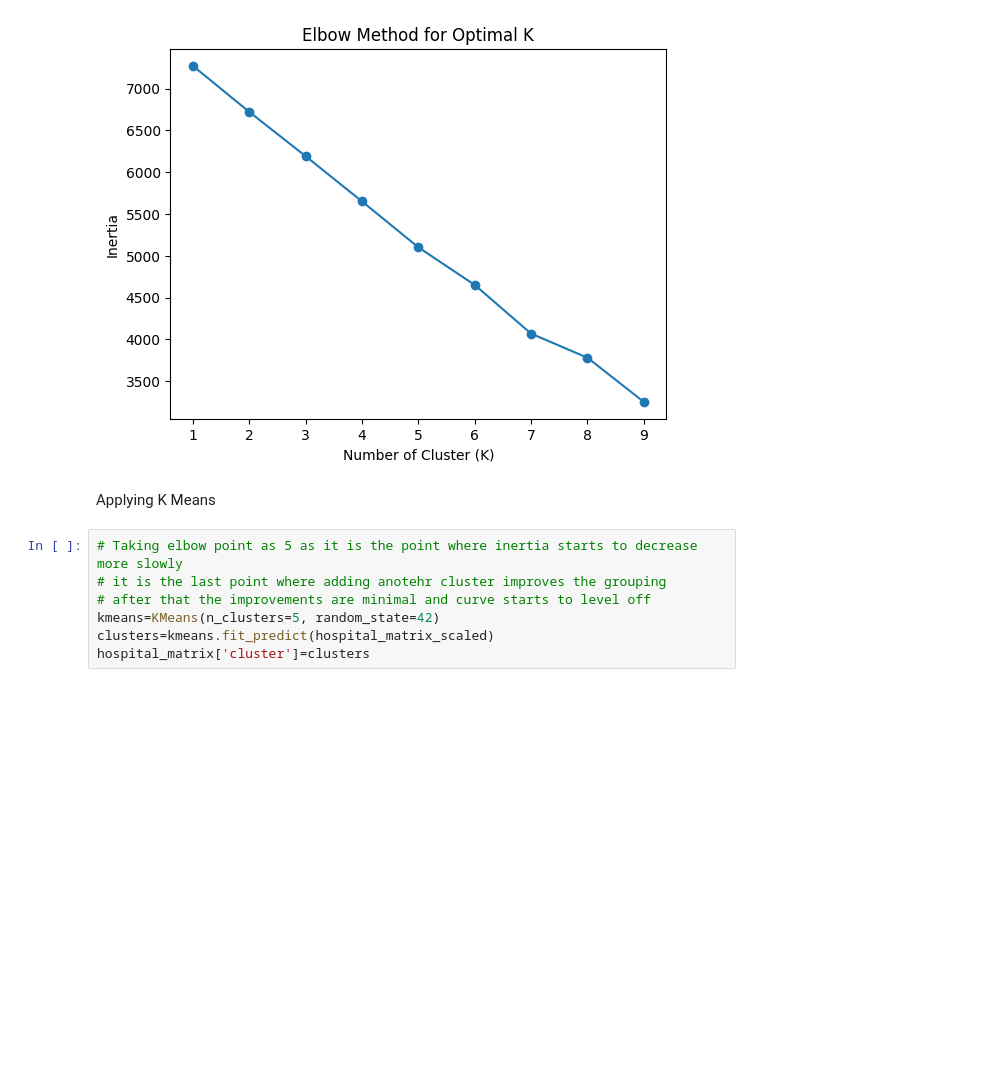
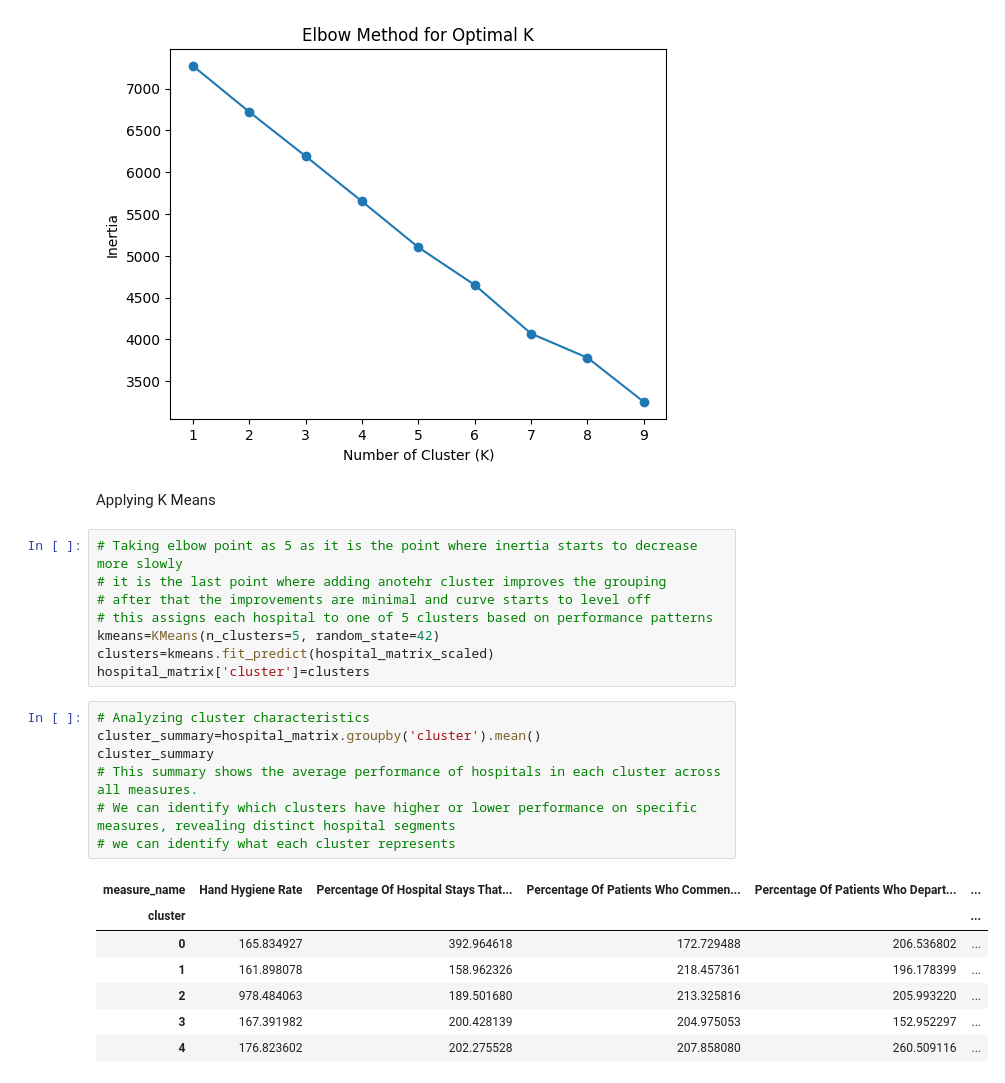
Before and after one commit to MahnoorAhmed-Dev/Hospital-Operations-Analytics-Pipeline, a Jupyter notebook: data_mining/notebooks/06_hospital_clustering_analysis.ipynb, the cells around one changed output. Cells and saved outputs as stored; diff of their text form; blank space fills up the shorter version.

```diff
--- a/data_mining/notebooks/06_hospital_clustering_analysis.ipynb
+++ b/data_mining/notebooks/06_hospital_clustering_analysis.ipynb
@@ -93,6 +93,22 @@ Applying K Means
 # Taking elbow point as 5 as it is the point where inertia starts to decrease more slowly
 # it is the last point where adding anotehr cluster improves the grouping
 # after that the improvements are minimal and curve starts to level off
+# this assigns each hospital to one of 5 clusters based on performance patterns
 kmeans=KMeans(n_clusters=5, random_state=42)
 clusters=kmeans.fit_predict(hospital_matrix_scaled)
 hospital_matrix['cluster']=clusters
+# %%
+# Analyzing cluster characteristics
+cluster_summary=hospital_matrix.groupby('cluster').mean()
+cluster_summary
+# This summary shows the average performance of hospitals in each cluster across all measures.
+# We can identify which clusters have higher or lower performance on specific measures, revealing distinct hospital segments
+# we can identify what each cluster represents
+# %% [output]
+| measure_name | Hand Hygiene Rate | Percentage Of Hospital Stays That... | Percentage Of Patients Who Commen... | Percentage Of Patients Who Depart... | ... |
+| cluster |  |  |  |  | ... |
+| 0 | 165.834927 | 392.964618 | 172.729488 | 206.536802 | ... |
+| 1 | 161.898078 | 158.962326 | 218.457361 | 196.178399 | ... |
+| 2 | 978.484063 | 189.501680 | 213.325816 | 205.993220 | ... |
+| 3 | 167.391982 | 200.428139 | 204.975053 | 152.952297 | ... |
+| 4 | 176.823602 | 202.275528 | 207.858080 | 260.509116 | ... |
```
Also changed, not shown: parts of 3 cells of this notebook.
